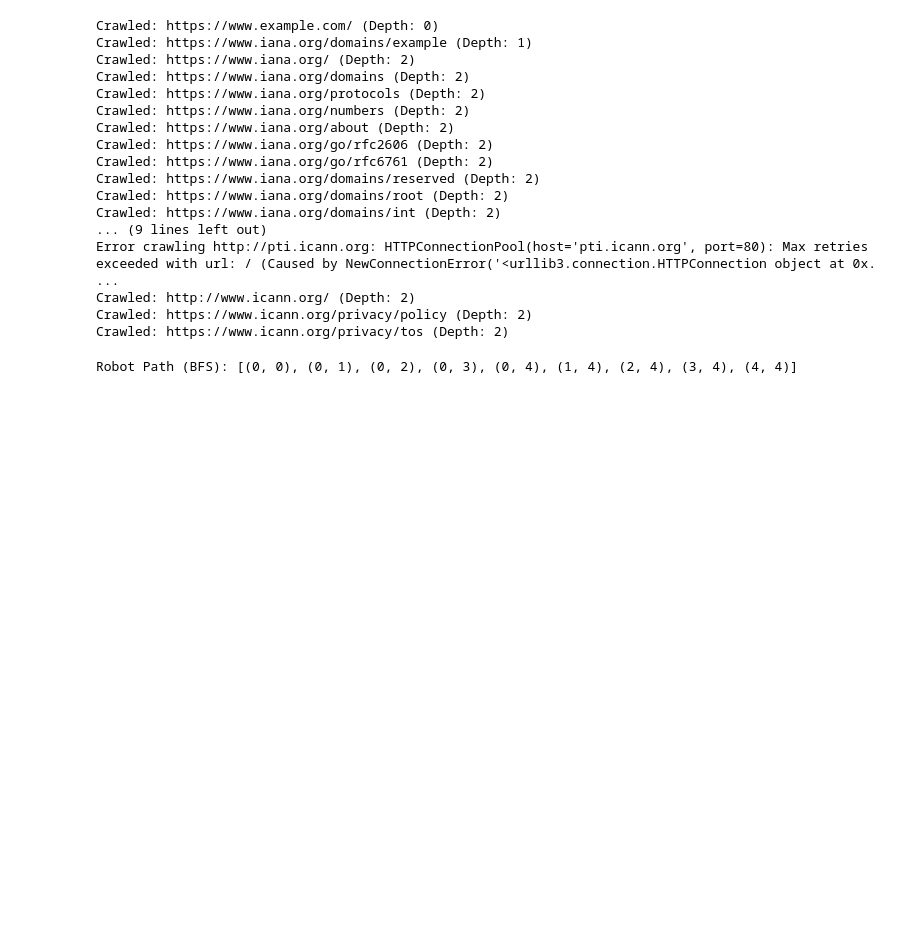
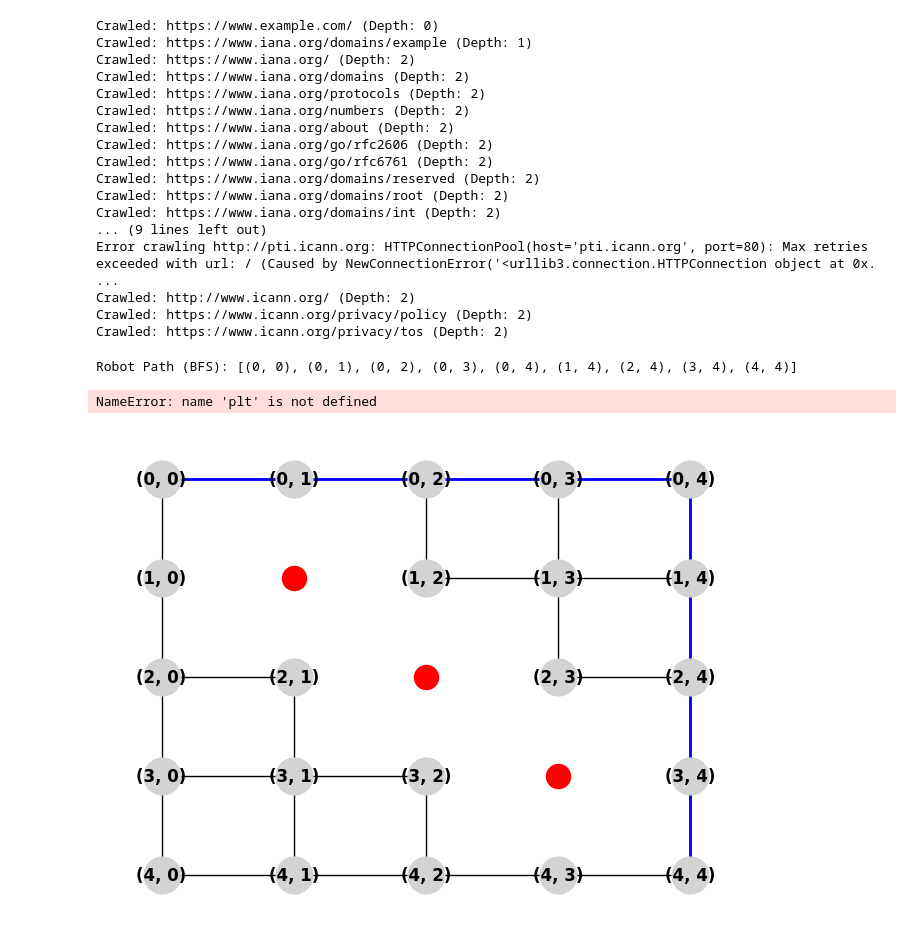
Before and after one commit to ssk2001/AI-Tech-Lab-Experiments, a Jupyter notebook: ai_tech_lab_1.ipynb, the cells around one changed output. Cells and saved outputs as stored; diff of their text form; code cells hidden in the pictures; blank space fills up the shorter version.

```diff
--- a/ai_tech_lab_1.ipynb
+++ b/ai_tech_lab_1.ipynb
@@ -445,3 +451,32 @@ else:
     print("No path found.")
 # %% [output]
 Robot Path (BFS): [(0, 0), (0, 1), (0, 2), (0, 3), (0, 4), (1, 4), (2, 4), (3, 4), (4, 4)]
+# %%
+# prompt: Can you display the above robot path result visually?
+
+# ... (Preceding code remains the same)
+
+# --- Robotics: Path Planning with BFS (Simplified Example) ---
+
+# ... (Preceding functions remain the same)
+
+# Example usage
+# ... (Grid map creation and path finding remain the same)
+
+# Visualize the grid map and path
+pos = {(i, j): (j, -i) for i in range(rows) for j in range(cols)}  # Position nodes in a grid layout
+nx.draw(grid_map, pos, with_labels=True, node_size=700, node_color="lightgray", font_size=12, font_weight="bold")
+
+# Highlight the obstacles
+nx.draw_networkx_nodes(grid_map, pos, nodelist=obstacles, node_color="red")
+
+# Highlight the path
+if path:
+    path_edges = [(path[i], path[i + 1]) for i in range(len(path) - 1)]
+    nx.draw_networkx_edges(grid_map, pos, edgelist=path_edges, edge_color="blue", width=2)
+
+plt.title("Robot Path Planning (BFS)")
+plt.show()
+# %% [output]
+NameError: name 'plt' is not defined
+[figure, added]
```
Also changed, not shown: parts of 5 cells of this notebook.
